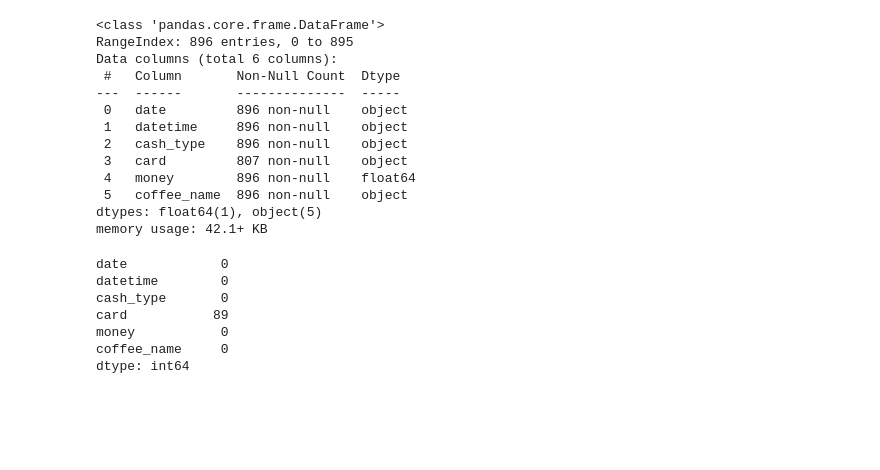
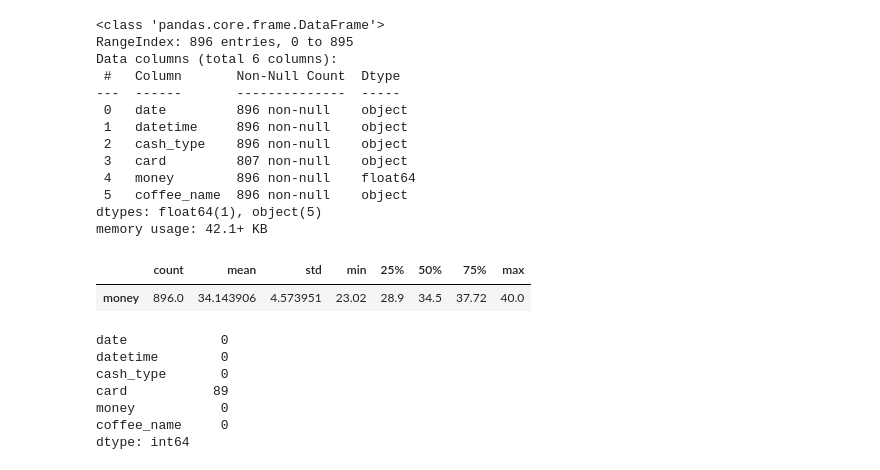
Before and after one commit to 254Bit/InteractiveDashboards, a Jupyter notebook: Coffee Sales/Coffee Sales.ipynb, the cells around one changed output. Drawn from its saved outputs; the diff is of its cells as text; code cells hidden in the pictures; blank space fills up the shorter version.

```diff
--- a/Coffee Sales/Coffee Sales.ipynb
+++ b/Coffee Sales/Coffee Sales.ipynb
@@ -42,6 +42,11 @@ Data columns (total 6 columns):
  5   coffee_name  896 non-null    object
 dtypes: float64(1), object(5)
 memory usage: 42.1+ KB
+# %%
+df.describe().T
+# %% [output]
+|  | count | mean | std | min | 25% | 50% | 75% | max |
+| money | 896.0 | 34.143906 | 4.573951 | 23.02 | 28.9 | 34.5 | 37.72 | 40.0 |
 # %%
 df.isnull().sum()
 # %% [output]
```
Also changed, not shown: parts of 5 cells of this notebook.
